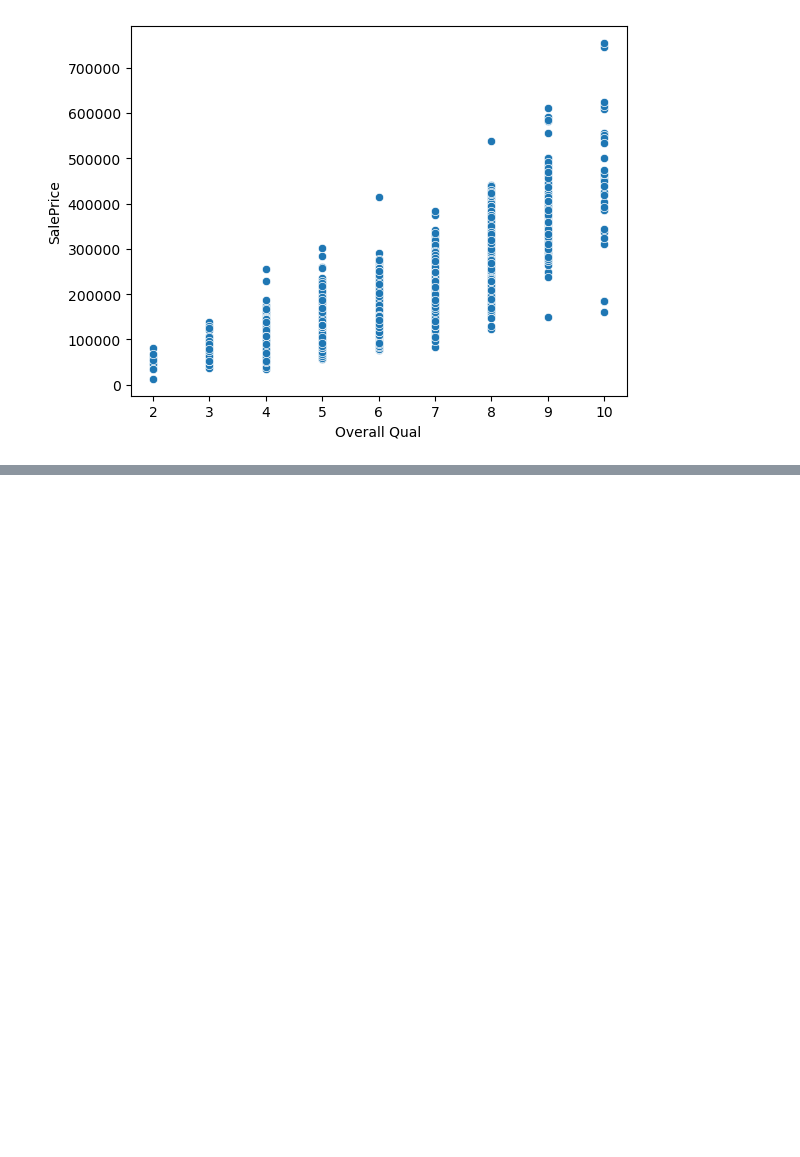
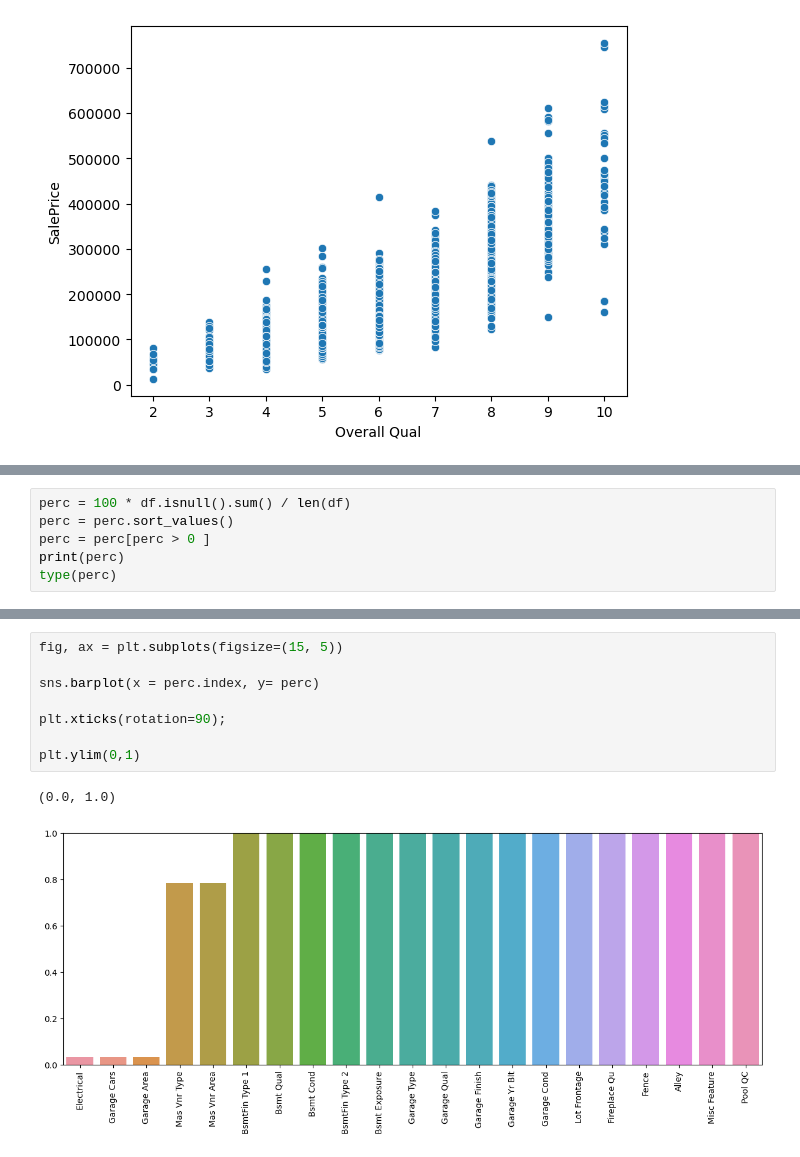
Before and after one commit to DanialAslam04/Deep_Learning_BWF_Danial_Aslam, a Jupyter notebook: Task15/MissingData_Outlier_Duplicates.ipynb, the cells around one changed output, grey strips where cells are left out. Saved outputs shown, nothing was run; the diff lists cells and outputs as text; blank space fills up the shorter version.

```diff
--- a/Task15/MissingData_Outlier_Duplicates.ipynb
+++ b/Task15/MissingData_Outlier_Duplicates.ipynb
@@ -139,0 +252,6 @@ sns.scatterplot(x='Overall Qual',y='SalePrice',data=df)
+# %%
+perc = 100 * df.isnull().sum() / len(df)
+perc = perc.sort_values()
+perc = perc[perc > 0 ]
+print(perc)
+type(perc)
@@ -139,0 +277,11 @@ sns.scatterplot(x='Overall Qual',y='SalePrice',data=df)
+# %%
+fig, ax = plt.subplots(figsize=(15, 5))
+
+sns.barplot(x = perc.index, y= perc)
+
+plt.xticks(rotation=90);
+
+plt.ylim(0,1)
+# %% [output]
+(0.0, 1.0)
+[figure, added]
```
Also changed, not shown: parts of 15 cells of this notebook.
